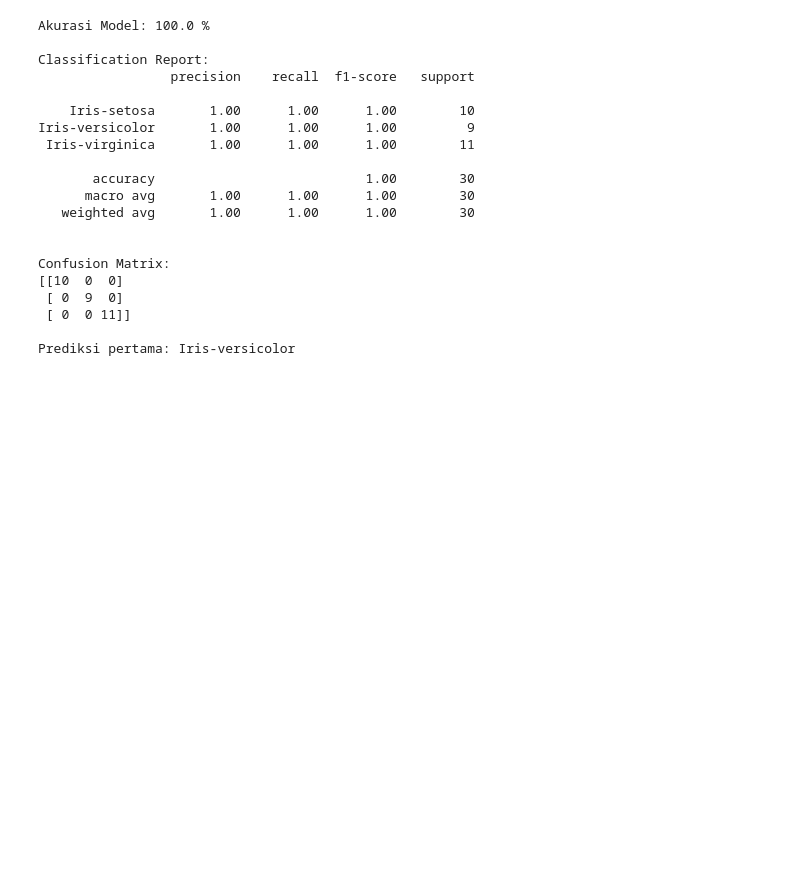
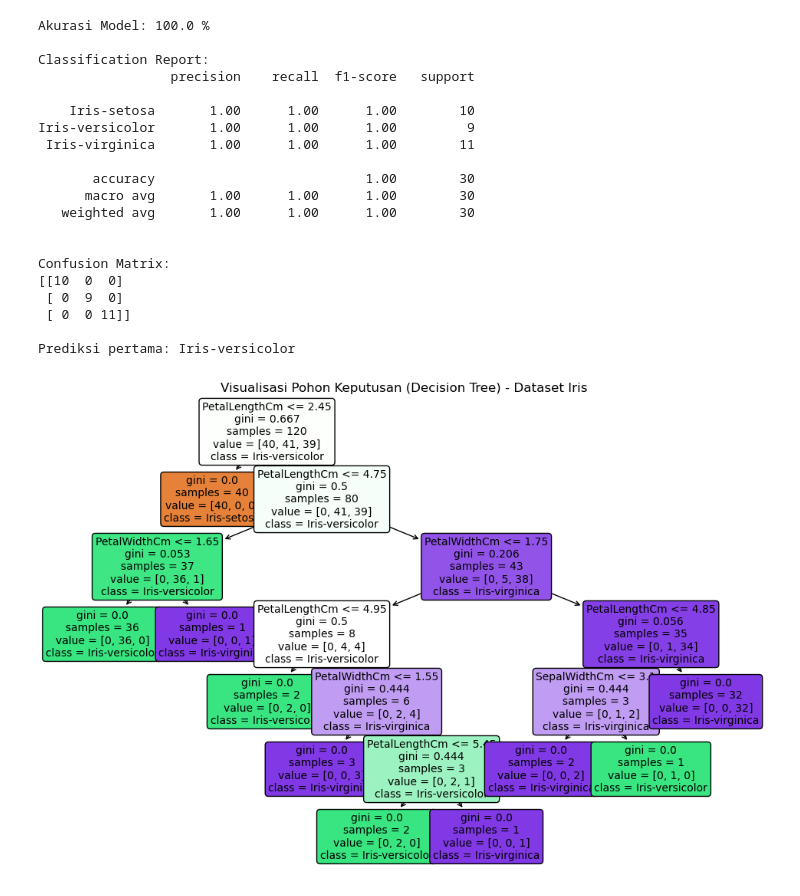
Before and after one commit to nurilanwaralabsory/praktikum-machine-learning, a Jupyter notebook: praktikum_5/notebook/praktikum_mandiri.ipynb, the cells around one changed output. Saved outputs shown, nothing was run; the diff lists cells and outputs as text; code cells hidden in the pictures; blank space fills up the shorter version.

```diff
--- a/praktikum_5/notebook/praktikum_mandiri.ipynb
+++ b/praktikum_5/notebook/praktikum_mandiri.ipynb
@@ -64,3 +65,17 @@ Confusion Matrix:
  [ 0  0 11]]
 
 Prediksi pertama: Iris-versicolor
+# %%
+plt.figure(figsize=(12, 8))
+plot_tree(
+    dt,
+    feature_names=X.columns,
+    class_names=dt.classes_,
+    filled=True,
+    rounded=True,
+    fontsize=10
+)
+plt.title("Visualisasi Pohon Keputusan (Decision Tree) - Dataset Iris")
+plt.show()
+# %% [output]
+[figure, added]
```
Also changed, not shown: parts of 1 cell of this notebook, 3 other files.
